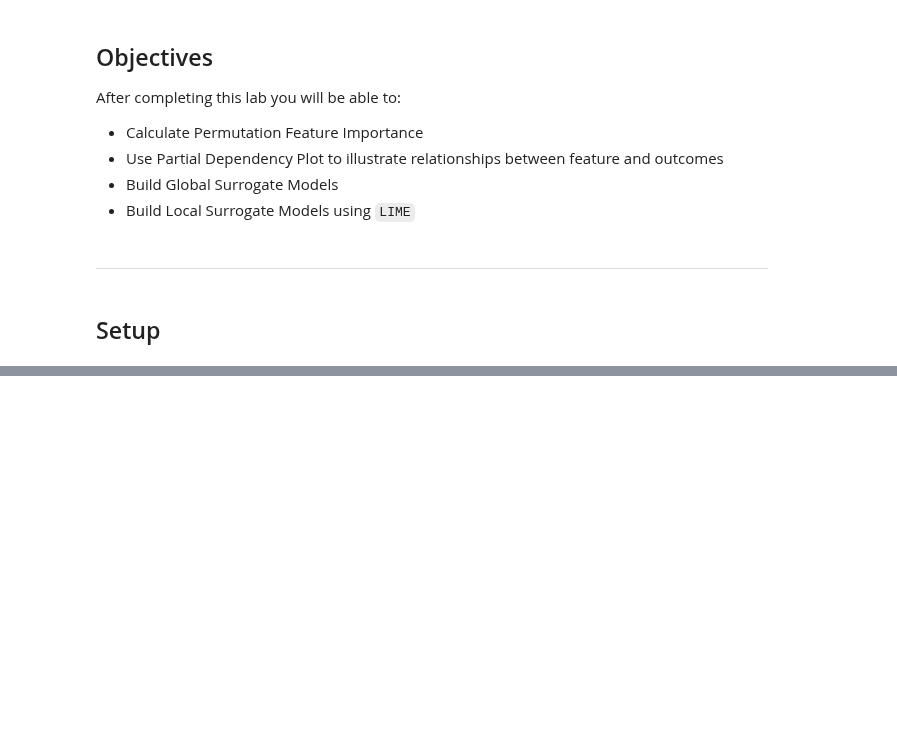
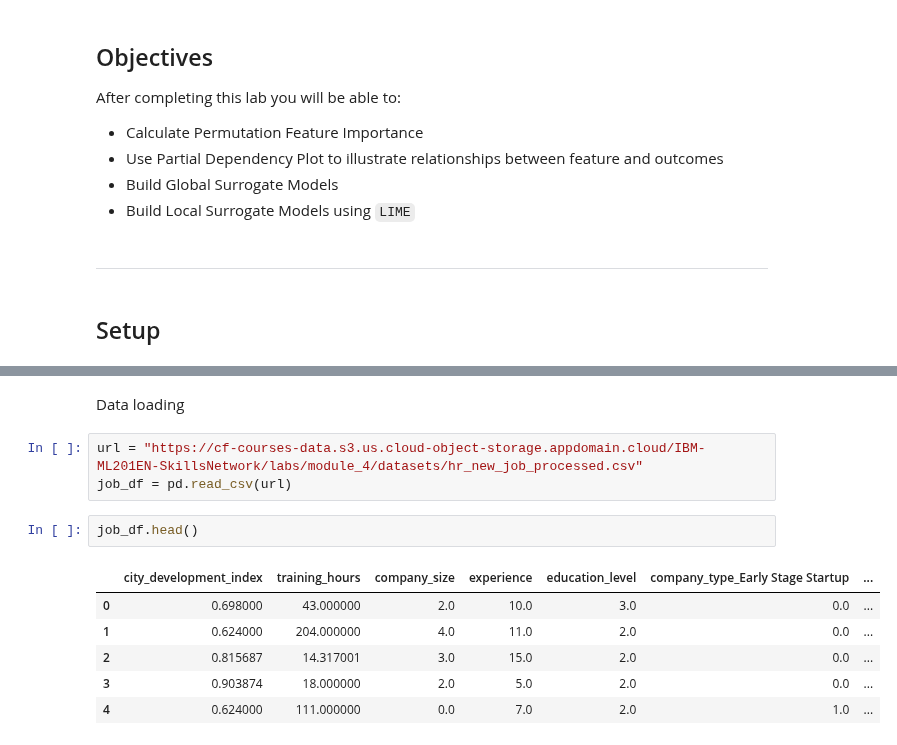
Before and after one commit to Mark-Barbaric/IBM_Machine_Learning_Certificate, a Jupyter notebook: Supervised_Machine_Learning_Classification/week6/model_agnostic_explanations.ipynb, the cells around one changed output, grey strips where cells are left out. Drawn from its saved outputs; the diff is of its cells as text; blank space fills up the shorter version.

```diff
--- a/Supervised_Machine_Learning_Classification/week6/model_agnostic_explanations.ipynb
+++ b/Supervised_Machine_Learning_Classification/week6/model_agnostic_explanations.ipynb
@@ -39,0 +37,14 @@ ModuleNotFoundError: No module named 'sklear'
+# %% [markdown]
+Data loading
+# %%
+url = "https://cf-courses-data.s3.us.cloud-object-storage.appdomain.cloud/IBM-ML201EN-SkillsNetwork/labs/module_4/datasets/hr_new_job_processed.csv"
+job_df = pd.read_csv(url)
+# %%
+job_df.head()
+# %% [output]
+|  | city_development_index | training_hours | company_size | experience | education_level | company_type_Early Stage Startup | ... |
+| 0 | 0.698000 | 43.000000 | 2.0 | 10.0 | 3.0 | 0.0 | ... |
+| 1 | 0.624000 | 204.000000 | 4.0 | 11.0 | 2.0 | 0.0 | ... |
+| 2 | 0.815687 | 14.317001 | 3.0 | 15.0 | 2.0 | 0.0 | ... |
+| 3 | 0.903874 | 18.000000 | 2.0 | 5.0 | 2.0 | 0.0 | ... |
+| 4 | 0.624000 | 111.000000 | 0.0 | 7.0 | 2.0 | 1.0 | ... |
```
Also changed, not shown: parts of 27 cells of this notebook.
